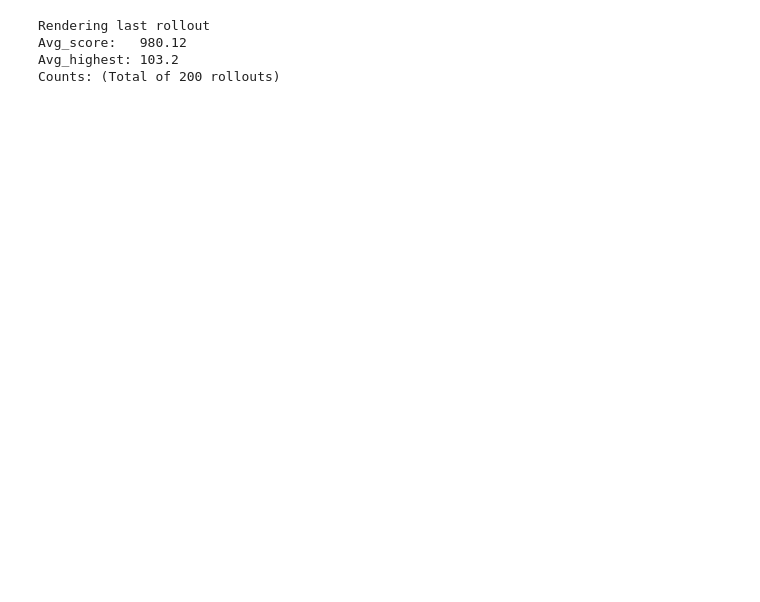
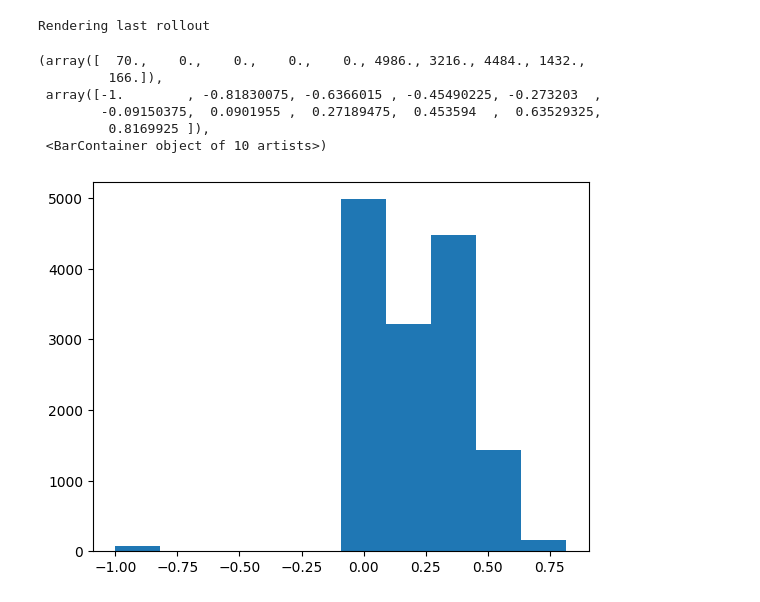
Before and after one commit to stkao05/rl-2048, a Jupyter notebook: eval.ipynb, the cells around one changed output. Saved outputs shown, nothing was run; the diff lists cells and outputs as text; code cells hidden in the pictures; blank space fills up the shorter version.

```diff
--- a/eval.ipynb
+++ b/eval.ipynb
@@ -1,4 +1,6 @@
 # %%
+import train
+# from train import eval
 from eval import evaluation
 import gymnasium as gym
 from gymnasium.envs.registration import register
@@ -7,22 +9,26 @@ import matplotlib.pyplot as plt
 import numpy as np
 from collections import Counter
 
-model_path = "models/ppo-default-env6-1.zip"  # Change path name to load different models
-env = gym.make('2048-eval')
+model_path = "models/ppo-neg-rscale-env6-1.zip"  # Change path name to load different models
+env = gym.make('2048-v0')
 model = PPO.load(model_path)
 eval_num = 200
-score, highest = evaluation(env, model, True, eval_num)
-
-print("Avg_score:  ", np.sum(score)/eval_num)
-print("Avg_highest:", np.sum(highest)/eval_num)
-print(f"Counts: (Total of {eval_num} rollouts)")
+scores, highest, rewards = evaluation(env, model, eval_num)
 
 # c = Counter(highest)
 # for item in (sorted(c.items(),key = lambda i: i[0])):
 #     print(f"{item[0]}: {item[1]}")
 # %% [output]
 Rendering last rollout
-Avg_score:   980.12
-Avg_highest: 103.2
-Counts: (Total of 200 rollouts)
+# %%
+
+plt.hist(rewards)
+# %% [output]
+(array([  70.,    0.,    0.,    0.,    0., 4986., 3216., 4484., 1432.,
+         166.]),
+ array([-1.        , -0.81830075, -0.6366015 , -0.45490225, -0.273203  ,
+        -0.09150375,  0.0901955 ,  0.27189475,  0.453594  ,  0.63529325,
+         0.8169925 ]),
+ <BarContainer object of 10 artists>)
+[figure, added]
 # %%
```
Also changed, not shown: parts of 2 cells of this notebook.
